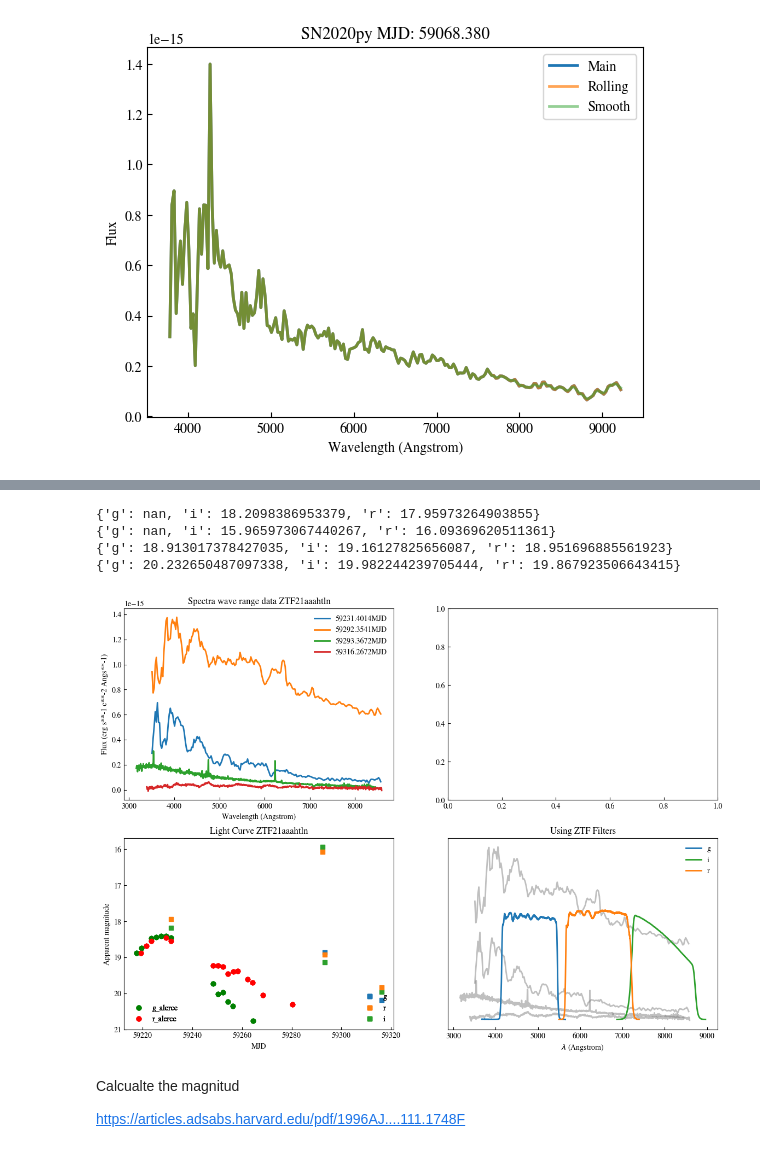
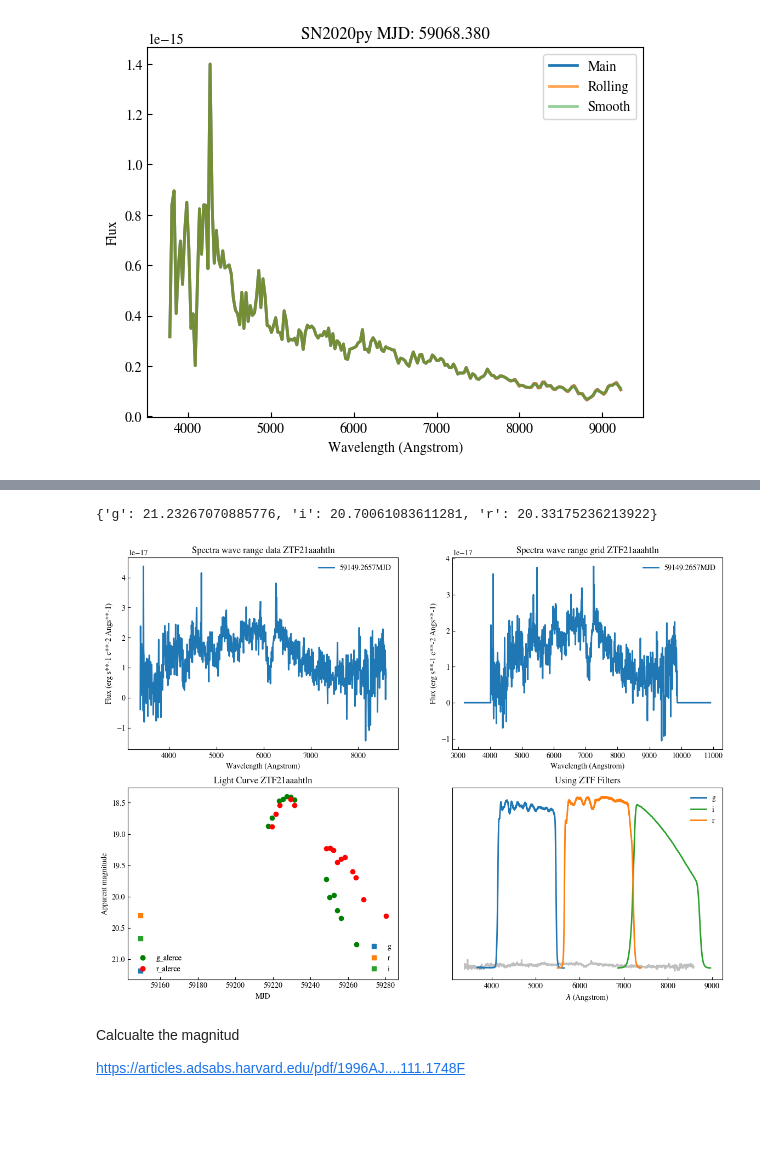
Before and after one commit to jurados/SNeMPhyVAE, a Jupyter notebook: ExamplesLightcurveAndFlux.ipynb, the cells around one changed output, grey strips where cells are left out. Cells and saved outputs as stored; diff of their text form; code cells hidden in the pictures; blank space fills up the shorter version.

```diff
--- a/ExamplesLightcurveAndFlux.ipynb
+++ b/ExamplesLightcurveAndFlux.ipynb
@@ -273,10 +126,10 @@ lsst_sv_dict = {file.split('.')[1]: np.loadtxt(fname=f'./data/{file}') for file
 # %%
-idx_spec = 3
+idx_spec = 0
 fig, ax = plt.subplots()
 #x_spectrum = np.array(spectrum.iloc[idx_spec]['lambda_'])
 
 x_spectrum = np.logspace(np.log10(spectrum.iloc[idx_spec].lambda_data_min),np.log10(spectrum.iloc[idx_spec].lambda_data_max),len(spectrum.iloc[idx_spec].flux_lambda))
-y_spectrum = np.array((spectrum.iloc[idx_spec]['flux_lambda'])) * 1e15
+y_spectrum = np.array((spectrum.iloc[idx_spec]['flux_lambda']))
 
 for band, sv in ztf_sv_dict.items():
     x, y = zip(*ztf_sv_dict[band])
@@ -294,3 +146,0 @@ plt.show()
-# %%
-spectrum = raw_spectra.groupby('mjd').agg(list).reset_index()
-spectrum
@@ -310,9 +154,9 @@ def obtain_magnitude_flux(spectrum:pd.DataFrame,instrument:str) -> dict:
     elif instrument ==  'lsst':
         tranmision_dict = lsst_sv_dict
 
-    #x_spectrum = np.linspace(spectrum.lambda_data_min,spectrum.lambda_data_max,len(spectrum.flux_lambda))
-    x_spectrum = np.array(spectrum['lambda'])
-    y_spectrum = np.array(spectrum.flux_log10lambda_rolling)
+    x_spectrum = np.linspace(spectrum.lambda_data_min,spectrum.lambda_data_max,len(spectrum.flux_lambda))
+    #x_spectrum = np.array(spectrum['lambda'])
+    y_spectrum = np.array(spectrum.flux_lambda)
     f = interpolate.interp1d(x_spectrum,y_spectrum, fill_value=np.nan, bounds_error=False)
 
     mags = {}
@@ -340,8 +184,6 @@ def obtain_magnitude_flux(spectrum:pd.DataFrame,instrument:str) -> dict:
         mags.update({band:m})
     print(mags)
     return mags
-# %%
-spectrum = raw_spectra
 # %%
 instrument = 'ztf'
 if instrument == 'ztf':
@@ -407,12 +253,11 @@ oid = 'ZTF21aaahtln'
 for _, row in spectrum.iterrows():
 
     # This calculate the x-axis and y-axis of the spectrum
-    #x_spectrum = np.linspace(row.lambda_data_min/(1+correction_redshift),row.lambda_data_max/(1+correction_redshift), len(row.flux_lambda))
-    x_spectrum = np.array(row['lambda'])/(1+redshift)
-    y_spectrum = row.flux_log10lambda_rolling
+    x_spectrum = np.linspace(row.lambda_data_min,row.lambda_data_max, len(row.flux_lambda))
+    x_spectrum = x_spectrum / (1+redshift)
+    y_spectrum = np.array(row.flux_lambda)
 
-    #x_spectrum_grid = np.linspace(row.lambda_grid_min,row.lambda_grid_max, row.nlambda_grid)
-    #y_spectrum_grid = interpolate_flux(row)
+
 
     ax0.plot(x_spectrum, y_spectrum,label=f'{row.mjd:.4f}MJD')
     ax0.set_ylabel('Flux (erg s**-1 c**-2 Angs**-1)')
@@ -423,11 +268,13 @@ for _, row in spectrum.iterrows():
     ax0.set_title(f'Spectra wave range data {oid}')
     ax0.legend(frameon=False)
 
-    #ax1.plot(x_spectrum_grid, y_spectrum_grid,label=f'{row.mjd:.4f}MJD')
-    #ax1.set_ylabel('Flux (erg s**-1 c**-2 Angs**-1)')
-    #ax1.set_xlabel('Wavelength (Angstrom)')
-    #ax1.set_title(f'Spectra wave range grid {oid}')
-    #ax1.legend(frameon=False)
+    x_spectrum_grid = np.linspace(row.lambda_grid_min,row.lambda_grid_max, row.nlambda_grid)
+    y_spectrum_grid = interpolate_flux(row)
+    ax1.plot(x_spectrum_grid, y_spectrum_grid,label=f'{row.mjd:.4f}MJD')
+    ax1.set_ylabel('Flux (erg s**-1 c**-2 Angs**-1)')
+    ax1.set_xlabel('Wavelength (Angstrom)')
+    ax1.set_title(f'Spectra wave range grid {oid}')
+    ax1.legend(frameon=False)
 
     for group_name, group in objective_ligtcurve.groupby('fid'):
         color = 'green' if group_name == 1 else 'red'
@@ -444,44 +291,36 @@ for _, row in spectrum.iterrows():
             extinction_correction = extinction.ccm89(wave, 0.0375, 3.1)[0] if 'g' in bandapass else extinction.ccm89(wave, 0.0375, 3.1)[1]
             #label =
             ax2.scatter(row.mjd,magnitude - extinction_correction, marker='s',color = color)
         else:
             color = colors[0] if 'u' in bandapass else colors[1] if 'g' in bandapass else colors[2] if 'r' in bandapass else colors[3] if 'i' in bandapass else colors[4] if 'z' in bandapass else colors[5]
             ax2.scatter(row.mjd,magnitude, marker='s',color = color)
 
     handles = [mlines.Line2D([], [], c=color, marker='s',ls='') for color in colors]
     leg1 = ax2.legend(handles, bands, loc='lower right',frameon=False)
     ax2.add_artist(leg1)
     handles = [mlines.Line2D([], [], c=color, marker='o',ls='') for color in ['g', 'r']]
     leg2 = ax2.legend(handles, ['g_alerce', 'r_alerce'], loc='lower left',frameon=False)
     ax2.add_artist(leg2)
 
     ax2.yaxis.set_inverted(True)
     ax2.set_xlabel('MJD')
     ax2.set_ylabel('Apparent magnitude')
     ax2.set_title(f'Light Curve {oid}')
 
-
-    #x_spectrum = np.linspace(spectrum.iloc[idx_spec].lambda_data_min,spectrum.iloc[idx_spec].lambda_data_max,len(spectrum.iloc[idx_spec].flux_lambda))
-    #y_spectrum = np.array(spectrum.iloc[idx_spec].flux_lambda)*1e15
-    x_spectrum = np.array(row['lambda'])/(1+0.076427)
-    y_spectrum = np.array(row.flux_lambda) *1e15
-    ax3.plot(x_spectrum, y_spectrum, alpha = 0.5, color='gray')
+    ax3.plot(x_spectrum, y_spectrum *1e15, alpha = 0.5, color='gray')
 for band, sv in ztf_sv_dict.items():
     color = 'C0' if band == 'g' else 'C1' if band == 'r' else 'C2'
     x, y = zip(*ztf_sv_dict[band])
     ax3.plot(x,y,label=f'{band}', color=color)
 ax3.set_xlabel(r'$\lambda$ (Angstrom)')
 ax3.set_yticklabels([])
 ax3.set_yticks([])
 ax3.set_title('Using ZTF Filters')
 ax3.legend(frameon=False)
 plt.show()
 # %% [output]
-{'g': nan, 'i': 18.2098386953379, 'r': 17.95973264903855}
-{'g': nan, 'i': 15.965973067440267, 'r': 16.09369620511361}
-{'g': 18.913017378427035, 'i': 19.16127825656087, 'r': 18.951696885561923}
-{'g': 20.232650487097338, 'i': 19.982244239705444, 'r': 19.867923506643415}
+{'g': 21.23267070885776, 'i': 20.70061083611281, 'r': 20.33175236213922}
-[figure, old version]
+[figure, new version]
 # %%
 def obtain_lambda_grid(df:pd.Series) -> list[float]:
 
```
Also changed, not shown: parts of 21 cells of this notebook, 2 other files.
